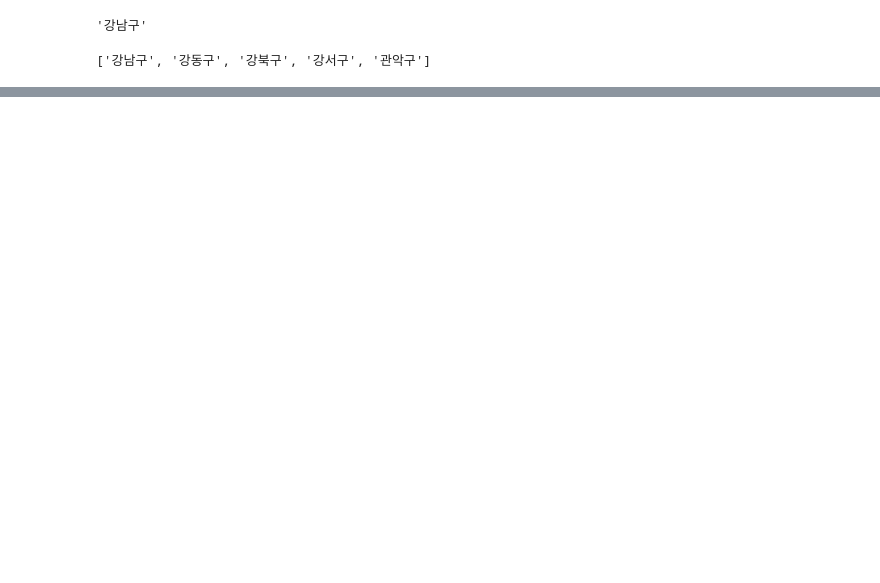
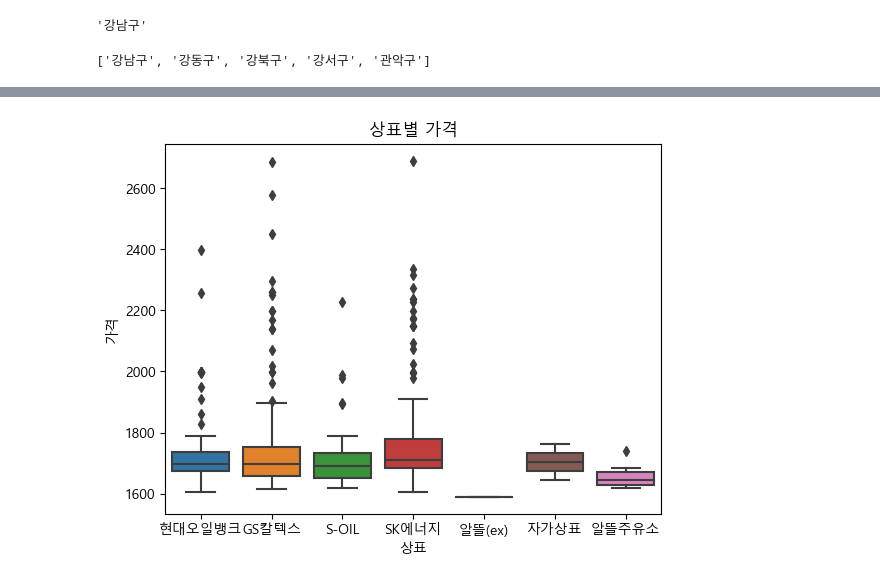
Before and after one commit to yumii2307/DataAnalysis_Lecture-2023.04, a Jupyter notebook: 05.Crawling/15.Opinet.ipynb, the cells around one changed output, grey strips where cells are left out. Drawn from its saved outputs; the diff is of its cells as text; code cells hidden in the pictures; blank space fills up the shorter version.

```diff
--- a/05.Crawling/15.Opinet.ipynb
+++ b/05.Crawling/15.Opinet.ipynb
@@ -58,0 +205,6 @@ Backtrace:
+# %%
+sns.boxplot(x='상표', y='가격', data=df)
+plt.title('상표별 가격')
+plt.show()
+# %% [output]
+[figure, added]
```
Also changed, not shown: parts of 30 cells of this notebook, 1 other file.
